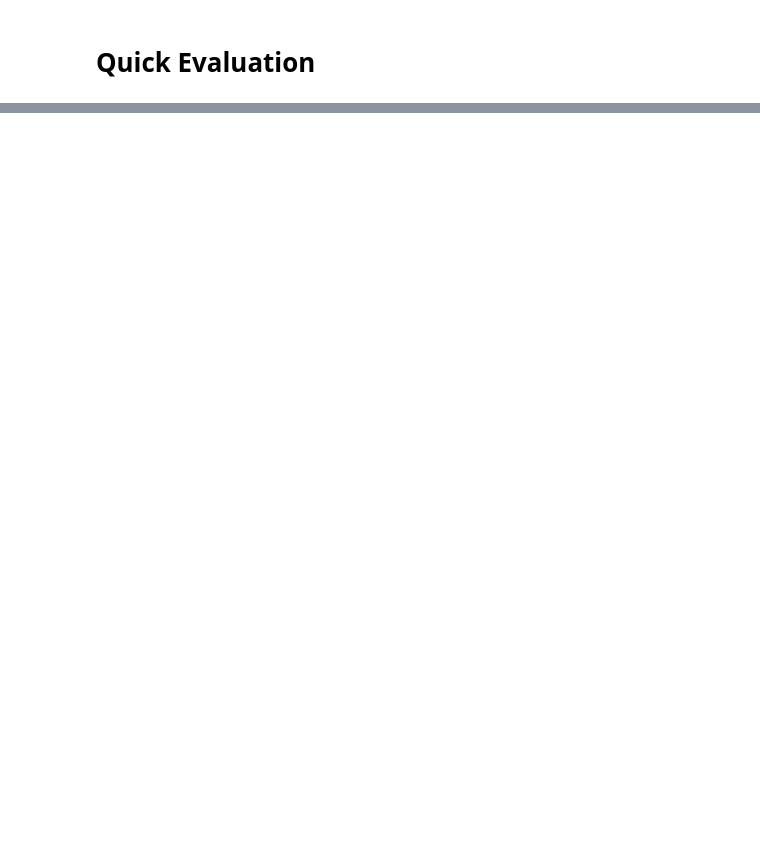
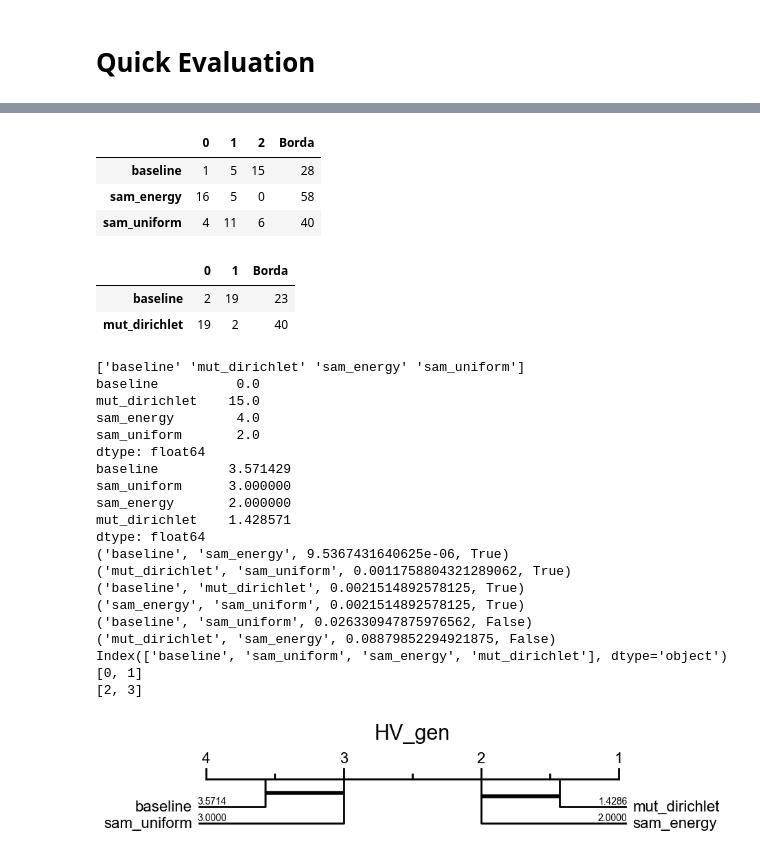
Before and after one commit to yeudiellm/MO-TEST-EA-SIMPLEX, a Jupyter notebook: test_optimize.ipynb, the cells around one changed output, grey strips where cells are left out. Saved outputs shown, nothing was run; the diff lists cells and outputs as text; code cells hidden in the pictures; blank space fills up the shorter version.

```diff
--- a/test_optimize.ipynb
+++ b/test_optimize.ipynb
@@ -141,0 +141,45 @@ Ganador por voto mayoritario: mut_dirichlet resultado: 4
+# %%
+SS = evaluation_methods.conteo_winners('age_moea', problems, ['baseline', 'sam_energy', 'sam_uniform'])
+n = 3
+SS['Borda'] = [ row.to_numpy()@np.array(range(n, 0,-1)) for idx, row in SS.iterrows() ]
+SS
+# %% [output]
+|  | 0 | 1 | 2 | Borda |
+| baseline | 1 | 5 | 15 | 28 |
+| sam_energy | 16 | 5 | 0 | 58 |
+| sam_uniform | 4 | 11 | 6 | 40 |
+# %%
+SS = evaluation_methods.conteo_winners('age_moea', problems, ['baseline', 'mut_dirichlet'])
+n = 2
+SS['Borda'] = [ row.to_numpy()@np.array(range(n, 0,-1)) for idx, row in SS.iterrows() ]
+SS
+# %% [output]
+|  | 0 | 1 | Borda |
+| baseline | 2 | 19 | 23 |
+| mut_dirichlet | 19 | 2 | 40 |
+# %%
+age_moea_summary = evaluation_methods.merge_dataframes('age_moea', wfg_problems+dtlz_problems+zdt_problems)
+age_moea_summary = age_moea_summary.groupby(['Operator', 'Problem'], as_index=False).agg({'HV_gen': 'mean'})
+cd_diagram.draw_cd_diagram(df_perf=age_moea_summary[['Operator', 'Problem', 'HV_gen']], title='HV_gen', labels=True)
+# %% [output]
+['baseline' 'mut_dirichlet' 'sam_energy' 'sam_uniform']
+baseline          0.0
+mut_dirichlet    15.0
+sam_energy        4.0
+sam_uniform       2.0
+dtype: float64
+baseline         3.571429
+sam_uniform      3.000000
+sam_energy       2.000000
+mut_dirichlet    1.428571
+dtype: float64
+('baseline', 'sam_energy', 9.5367431640625e-06, True)
+('mut_dirichlet', 'sam_uniform', 0.0011758804321289062, True)
+('baseline', 'mut_dirichlet', 0.0021514892578125, True)
+('sam_energy', 'sam_uniform', 0.0021514892578125, True)
+('baseline', 'sam_uniform', 0.026330947875976562, False)
+('mut_dirichlet', 'sam_energy', 0.08879852294921875, False)
+Index(['baseline', 'sam_uniform', 'sam_energy', 'mut_dirichlet'], dtype='object')
+[0, 1]
+[2, 3]
+[figure, added]
```
Also changed, not shown: parts of 21 cells of this notebook, 54 other files.
